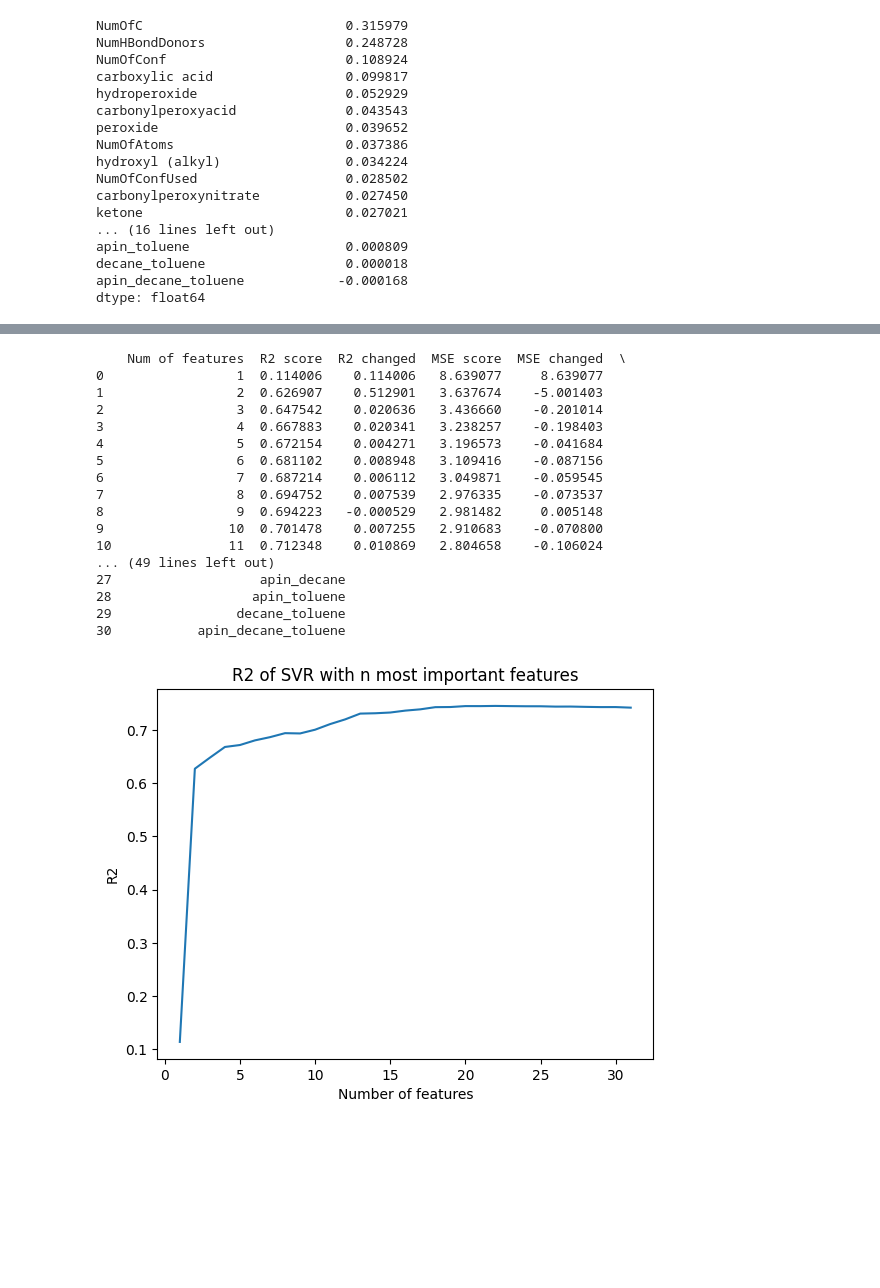
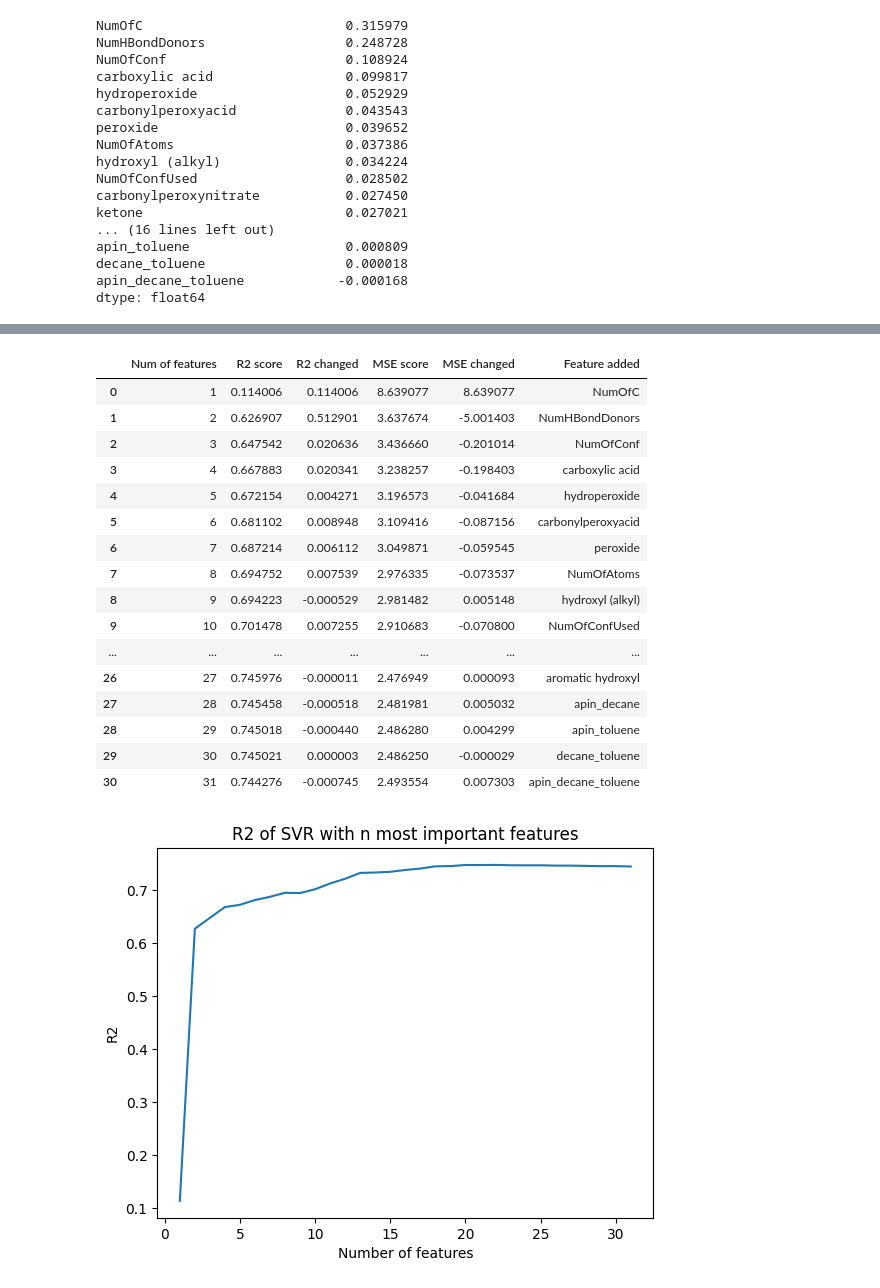
Before and after one commit to iml-term-project/project, a Jupyter notebook: okko/model_selection.ipynb, the cells around one changed output, grey strips where cells are left out. Cells and saved outputs as stored; diff of their text form; code cells hidden in the pictures; blank space fills up the shorter version.

Commit message:
Feature selection and HP tuning for SVR

```diff
--- a/okko/model_selection.ipynb
+++ b/okko/model_selection.ipynb
@@ -249,13 +241,3 @@ apin_toluene                    0.000809
 decane_toluene                  0.000018
 apin_decane_toluene            -0.000168
 dtype: float64
-# %%
-#poista AJOSSA
-
-svm_pipe = make_pipeline(StandardScaler(), SVR())
-svm_pipe.fit(train_x, train_y)
-svm_feature_importances = permutation_importance(svm_pipe, train_x, train_y, n_repeats=10, random_state=0)
-
-svm_feature_importance_means = svm_feature_importances.importances_mean
-svm_feature_importance_means = pd.Series(svm_feature_importance_means, index=train_x.columns)
-svm_feature_importance_means = svm_feature_importance_means.sort_values(ascending=False)
@@ -308,12 +258,0 @@ print(svm_feature_selection_df)
-# %%
-try:
-    with open('../pickles/svm_feature_selection_results.pickle', 'rb') as handle:
-        svm_feature_selection_results = pickle.load(handle)
-        svm_r2_scores = svm_feature_selection_results['r2_scores']
-        svm_mse_scores = svm_feature_selection_results['mse_scores']
-except:
-    (svm_r2_scores, svm_mse_scores) = feature_selection_importance(svm_feature_importance_means, make_pipeline(StandardScaler(), SVR()), train_x, train_y)
-
-svm_feature_selection_df = get_feature_selection_result_df({
-    'r2_scores': svm_r2_scores, 'mse_scores': svm_mse_scores, 'added_feature': svm_feature_importance_means.index})
-print(svm_feature_selection_df)
@@ -338,27 +259,23 @@ print(svm_feature_selection_df)
-# %%
-(svm_r2_scores, svm_mse_scores) = feature_selection_importance(svm_feature_importance_means, make_pipeline(StandardScaler(), SVR()), train_x, train_y)
-
-svm_feature_selection_df = get_feature_selection_result_df({
-    'r2_scores': svm_r2_scores, 'mse_scores': svm_mse_scores, 'added_feature': svm_feature_importance_means.index})
-print(svm_feature_selection_df)
-# %% [output]
-    Num of features  R2 score  R2 changed  MSE score  MSE changed  \
-0                 1  0.114006    0.114006   8.639077     8.639077
-1                 2  0.626907    0.512901   3.637674    -5.001403
-2                 3  0.647542    0.020636   3.436660    -0.201014
-3                 4  0.667883    0.020341   3.238257    -0.198403
-4                 5  0.672154    0.004271   3.196573    -0.041684
-5                 6  0.681102    0.008948   3.109416    -0.087156
-6                 7  0.687214    0.006112   3.049871    -0.059545
-7                 8  0.694752    0.007539   2.976335    -0.073537
-8                 9  0.694223   -0.000529   2.981482     0.005148
-9                10  0.701478    0.007255   2.910683    -0.070800
-10               11  0.712348    0.010869   2.804658    -0.106024
-... (49 lines left out)
-27                   apin_decane
-28                  apin_toluene
-29                decane_toluene
-30           apin_decane_toluene
+# %%
+svm_feature_selection_df
+# %% [output]
+|  | Num of features | R2 score | R2 changed | MSE score | MSE changed | Feature added |
+| 0 | 1 | 0.114006 | 0.114006 | 8.639077 | 8.639077 | NumOfC |
+| 1 | 2 | 0.626907 | 0.512901 | 3.637674 | -5.001403 | NumHBondDonors |
+| 2 | 3 | 0.647542 | 0.020636 | 3.436660 | -0.201014 | NumOfConf |
+| 3 | 4 | 0.667883 | 0.020341 | 3.238257 | -0.198403 | carboxylic acid |
+| 4 | 5 | 0.672154 | 0.004271 | 3.196573 | -0.041684 | hydroperoxide |
+| 5 | 6 | 0.681102 | 0.008948 | 3.109416 | -0.087156 | carbonylperoxyacid |
+| 6 | 7 | 0.687214 | 0.006112 | 3.049871 | -0.059545 | peroxide |
+| 7 | 8 | 0.694752 | 0.007539 | 2.976335 | -0.073537 | NumOfAtoms |
+| 8 | 9 | 0.694223 | -0.000529 | 2.981482 | 0.005148 | hydroxyl (alkyl) |
+| 9 | 10 | 0.701478 | 0.007255 | 2.910683 | -0.070800 | NumOfConfUsed |
+| ... | ... | ... | ... | ... | ... | ... |
+| 26 | 27 | 0.745976 | -0.000011 | 2.476949 | 0.000093 | aromatic hydroxyl |
+| 27 | 28 | 0.745458 | -0.000518 | 2.481981 | 0.005032 | apin_decane |
+| 28 | 29 | 0.745018 | -0.000440 | 2.486280 | 0.004299 | apin_toluene |
+| 29 | 30 | 0.745021 | 0.000003 | 2.486250 | -0.000029 | decane_toluene |
+| 30 | 31 | 0.744276 | -0.000745 | 2.493554 | 0.007303 | apin_decane_toluene |
 # %%
 plt.plot(np.arange(1,32), svm_r2_scores)
 plt.xlabel('Number of features')
```
Also changed, not shown: parts of 8 cells of this notebook, 5 other files.
